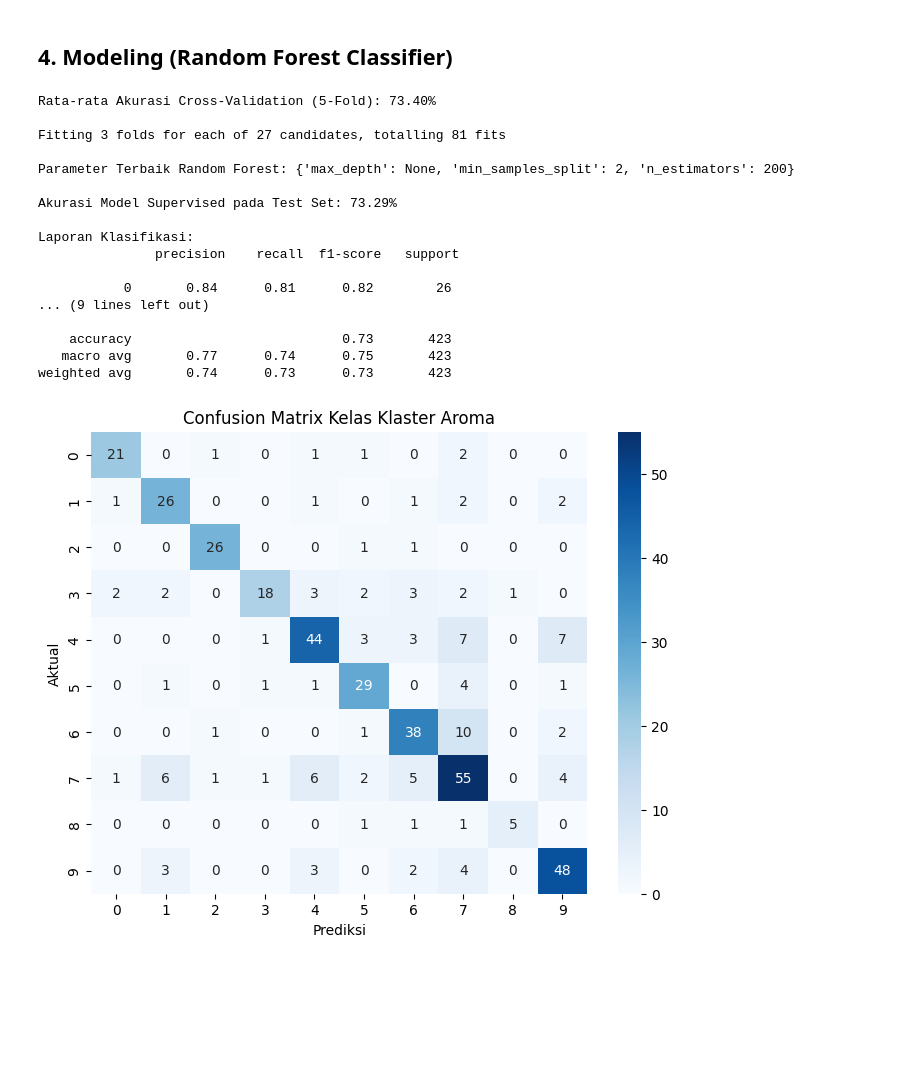
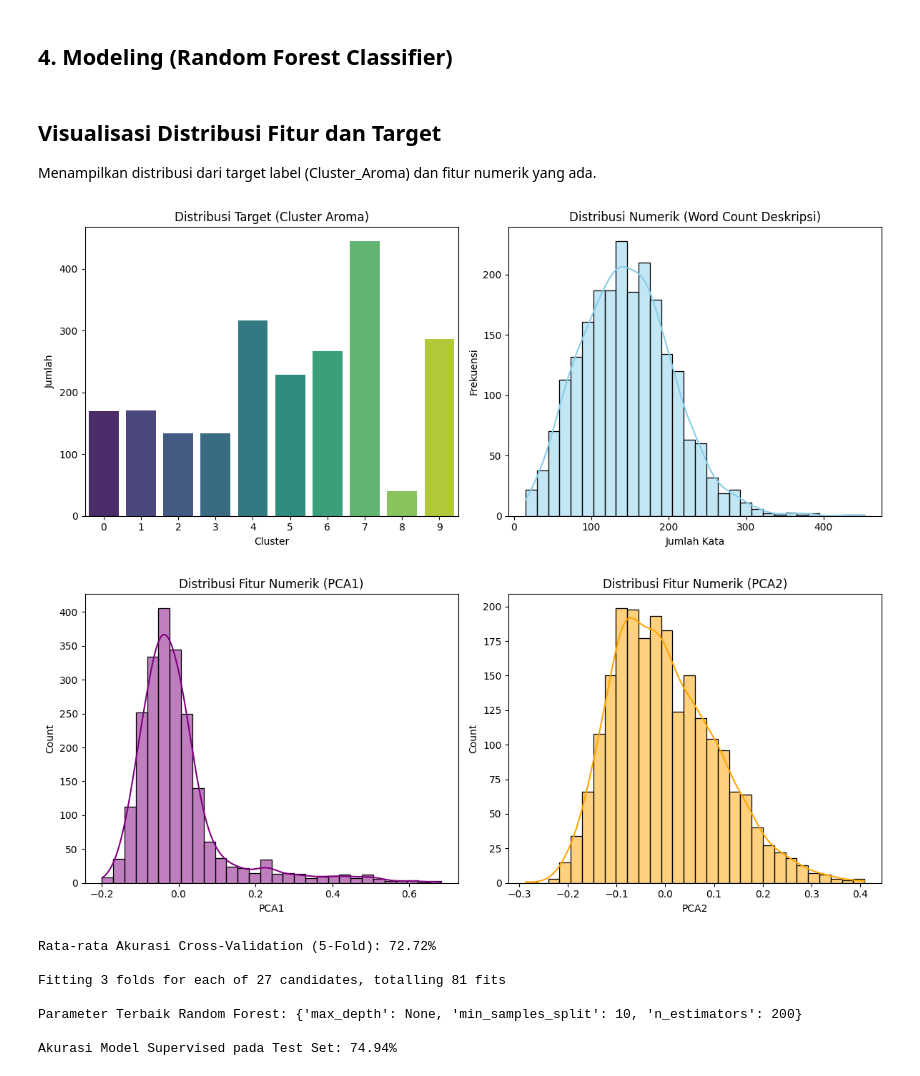
Before and after one commit to desales24/Tugas-Akhir-ML, a Jupyter notebook: minyak_wangi/prediksi_resep_parfum.ipynb, the cells around one changed output. Cells and saved outputs as stored; diff of their text form; code cells hidden in the pictures; blank space fills up the shorter version.

```diff
--- a/minyak_wangi/prediksi_resep_parfum.ipynb
+++ b/minyak_wangi/prediksi_resep_parfum.ipynb
@@ -86,5 +86,43 @@ Jumlah Data Uji: 423
 # %% [markdown]
 ## 4. Modeling (Random Forest Classifier)
+# %% [markdown]
+## Visualisasi Distribusi Fitur dan Target
+
+Menampilkan distribusi dari target label (Cluster_Aroma) dan fitur numerik yang ada.
+# %%
+# Distribusi Target (Cluster Aroma)
+plt.figure(figsize=(12, 5))
+plt.subplot(1, 2, 1)
+sns.countplot(x=df['Cluster_Aroma'], palette='viridis')
+plt.title('Distribusi Target (Cluster Aroma)')
+plt.xlabel('Cluster')
+plt.ylabel('Jumlah')
+
+# Distribusi Fitur Numerik (Panjang Teks dari Deskripsi)
+word_counts = df['Description_Clean'].apply(lambda x: len(x.split()))
+plt.subplot(1, 2, 2)
+sns.histplot(word_counts, bins=30, kde=True, color='skyblue')
+plt.title('Distribusi Numerik (Word Count Deskripsi)')
+plt.xlabel('Jumlah Kata')
+plt.ylabel('Frekuensi')
+plt.tight_layout()
+plt.show()
+
+# Jika Dataset memiliki fitur bawaan dari PCA sebelumnya
+if 'PCA1' in df.columns and 'PCA2' in df.columns:
+    plt.figure(figsize=(12, 5))
+    plt.subplot(1, 2, 1)
+    sns.histplot(df['PCA1'], bins=30, kde=True, color='purple')
+    plt.title('Distribusi Fitur Numerik (PCA1)')
+
+    plt.subplot(1, 2, 2)
+    sns.histplot(df['PCA2'], bins=30, kde=True, color='orange')
+    plt.title('Distribusi Fitur Numerik (PCA2)')
+    plt.tight_layout()
+    plt.show()
+# %% [output]
+[figure, added]
+[figure, added]
 # %%
 # Inisialisasi Classifier dengan class_weight='balanced' untuk mengatasi imbalanced data
 rf_base = RandomForestClassifier(class_weight='balanced', random_state=42)
@@ -112,32 +150,11 @@ y_pred = rf_model.predict(X_test)
 accuracy = accuracy_score(y_test, y_pred)
 
 print(f"\nAkurasi Model Supervised pada Test Set: {accuracy * 100:.2f}%")
-print("\nLaporan Klasifikasi:\n", classification_report(y_test, y_pred))
-
-# Visualisasikan Confusion Matrix
-cm = confusion_matrix(y_test, y_pred)
-plt.figure(figsize=(8, 6))
-sns.heatmap(cm, annot=True, fmt='d', cmap='Blues')
-plt.title('Confusion Matrix Kelas Klaster Aroma')
-plt.ylabel('Aktual')
-plt.xlabel('Prediksi')
-plt.show()
 # %% [output]
-Rata-rata Akurasi Cross-Validation (5-Fold): 73.40%
+Rata-rata Akurasi Cross-Validation (5-Fold): 72.72%
 
 Fitting 3 folds for each of 27 candidates, totalling 81 fits
 
-Parameter Terbaik Random Forest: {'max_depth': None, 'min_samples_split': 2, 'n_estimators': 200}
+Parameter Terbaik Random Forest: {'max_depth': None, 'min_samples_split': 10, 'n_estimators': 200}
 
-Akurasi Model Supervised pada Test Set: 73.29%
-
-Laporan Klasifikasi:
-               precision    recall  f1-score   support
-
-           0       0.84      0.81      0.82        26
-... (9 lines left out)
-
-    accuracy                           0.73       423
-   macro avg       0.77      0.74      0.75       423
-weighted avg       0.74      0.73      0.73       423
+Akurasi Model Supervised pada Test Set: 74.94%
-[figure, removed]
```
Also changed, not shown: parts of 7 cells of this notebook, 1 other file.
